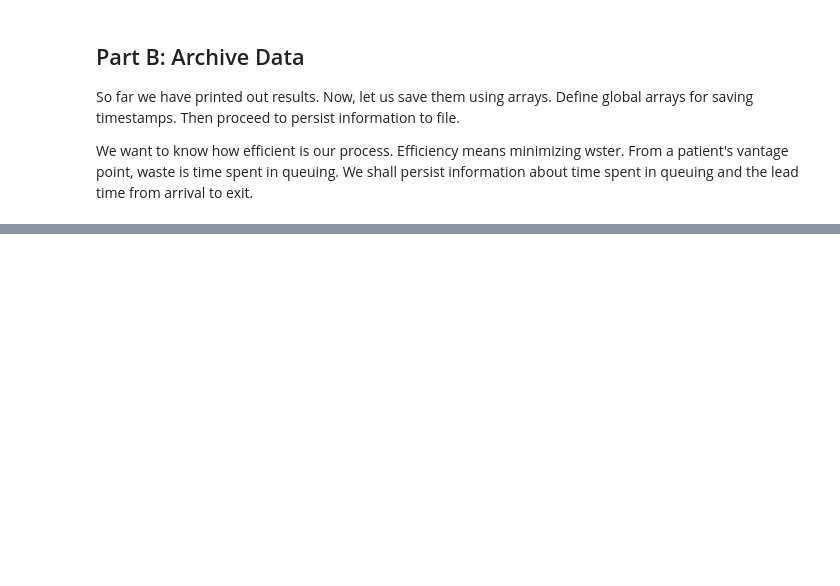
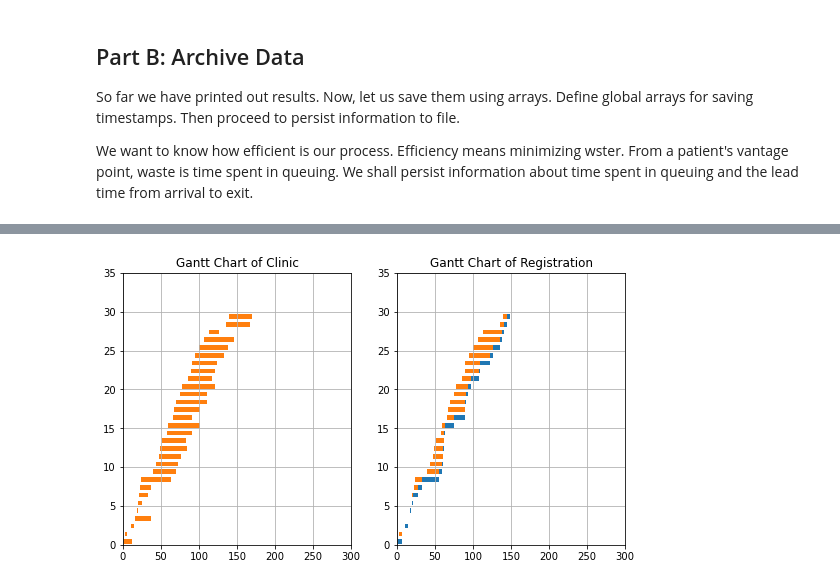
Before and after one commit to sunbee/factorySimulation, a Jupyter notebook: clinic.ipynb, the cells around one changed output, grey strips where cells are left out. Cells and saved outputs as stored; diff of their text form; code cells hidden in the pictures; blank space fills up the shorter version.

```diff
--- a/clinic.ipynb
+++ b/clinic.ipynb
@@ -296,0 +433,30 @@ leadTime
+# %%
+sample_size = 30
+gall = list(zip(arrived4process, leadTime))[:sample_size]
+greg = list(zip(arrived4process, queued4registration, delta4registration))[:sample_size]
+# %%
+fig, gnt = plt.subplots(1, 2)
+fig.set_figwidth(9)
+fig.set_figheight(5)
+gnt[0].set_title("Gantt Chart of Clinic")
+gnt[0].grid(True)
+gnt[0].set_ylim(0,35)
+gnt[0].set_xlim(0,300)
+gnt[1].set_title("Gantt Chart of Registration")
+gnt[1].grid(True)
+gnt[1].set_ylim(0,35)
+gnt[1].set_xlim(0,300)
+
+idx_y = 0.1
+for i in gall:
+    gnt[0].broken_barh([i], (idx_y, 0.6), facecolors=('tab:orange'))
+    idx_y += 1
+
+idx_y = 0.1
+for i in greg:
+    a, b, c = i
+    gnt[1].broken_barh([(a, b)], (idx_y, 0.6), facecolors=('tab:orange'))
+    gnt[1].broken_barh([(a+b, c)], (idx_y, 0.6), facecolors=('tab:blue'))
+    idx_y += 1
+# %% [output]
+[figure, added]
```
Also changed, not shown: parts of 24 cells of this notebook, 2 other files.
